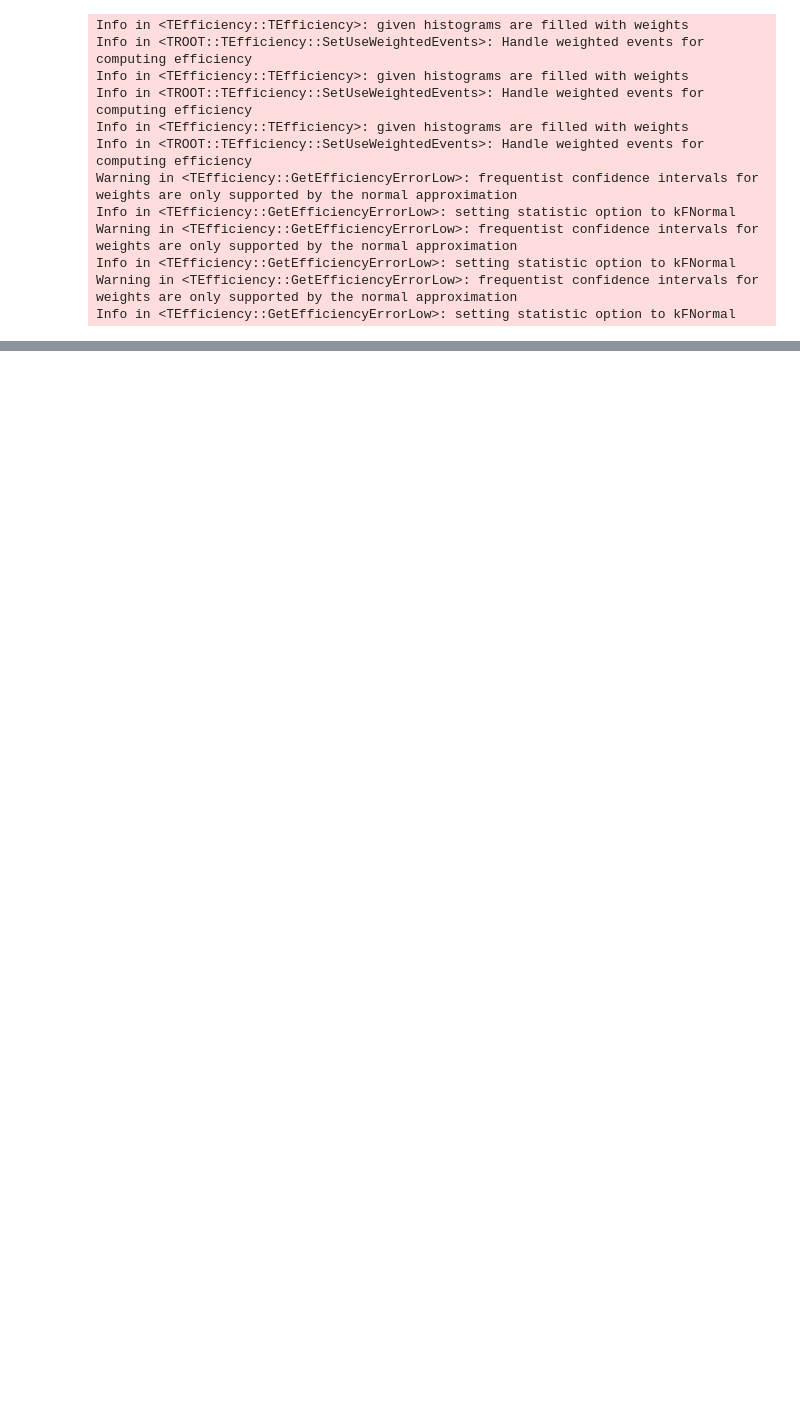
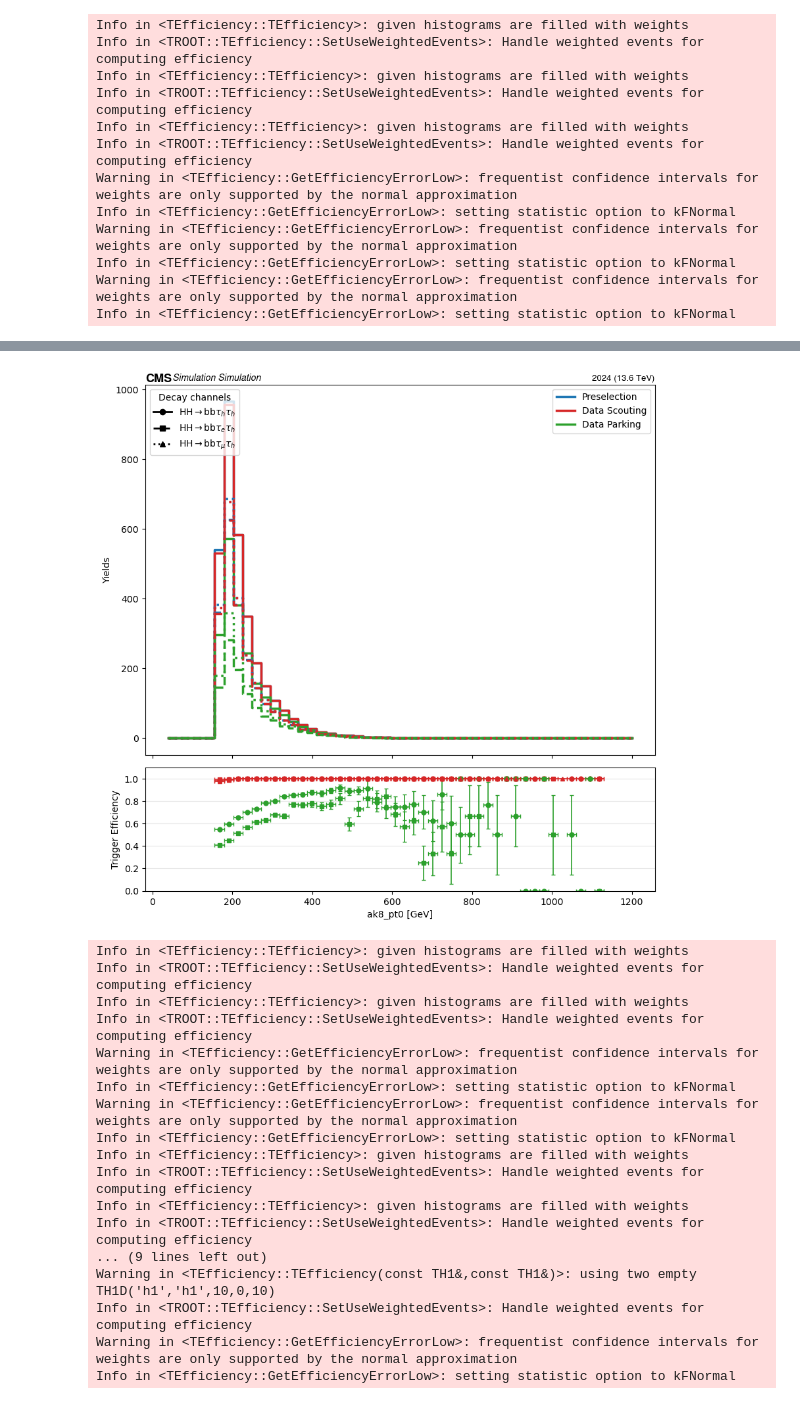
Before and after one commit to mhuwiler/Ana, a Jupyter notebook: Selection.ipynb, the cells around one changed output, grey strips where cells are left out. Saved outputs shown, nothing was run; the diff lists cells and outputs as text; code cells hidden in the pictures; blank space fills up the shorter version.

```diff
--- a/Selection.ipynb
+++ b/Selection.ipynb
@@ -887,3 +988,63 @@ Warning in <TEfficiency::GetEfficiencyErrorLow>: frequentist confidence interval
 Info in <TEfficiency::GetEfficiencyErrorLow>: setting statistic option to kFNormal
 Warning in <TEfficiency::GetEfficiencyErrorLow>: frequentist confidence intervals for weights are only supported by the normal approximation
 Info in <TEfficiency::GetEfficiencyErrorLow>: setting statistic option to kFNormal
+# %%
+sig_df_hh = (sig_df_hh
+    .Define("ak8_pt0", "ScoutingFatPFJetRecluster_pt[0]")
+    .Define("ak8_pt1", "ScoutingFatPFJetRecluster_pt[1]")
+    .Define("ak4_pt0", "ScoutingPFJetRecluster_pt[0]")
+    .Define("ak4_pt1", "ScoutingPFJetRecluster_pt[1]")
+)
+
+sig_df_hm = (sig_df_hm
+    .Define("ak8_pt0", "ScoutingFatPFJetRecluster_pt[0]")
+    .Define("ak8_pt1", "ScoutingFatPFJetRecluster_pt[1]")
+    .Define("ak4_pt0", "ScoutingPFJetRecluster_pt[0]")
+    .Define("ak4_pt1", "ScoutingPFJetRecluster_pt[1]")
+)
+
+sig_df_he = (sig_df_he
+    .Define("ak8_pt0", "ScoutingFatPFJetRecluster_pt[0]")
+    .Define("ak8_pt1", "ScoutingFatPFJetRecluster_pt[1]")
+    .Define("ak4_pt0", "ScoutingPFJetRecluster_pt[0]")
+    .Define("ak4_pt1", "ScoutingPFJetRecluster_pt[1]")
+)
+# %%
+channels = [
+    {"key":"hh", "label": r"HH$\rightarrow$bb$\tau_h\tau_h$", "df": sig_df_hh, "ls":"-",  "marker":"o"},
+    {"key":"hm", "label": r"HH$\rightarrow$bb$\tau_e\tau_h$", "df": sig_df_hm, "ls":"--", "marker":"s"},
+    {"key":"he", "label": r"HH$\rightarrow$bb$\tau_\mu\tau_h$", "df": sig_df_he, "ls":":",  "marker":"^"},
+]
+
+triggers = [
+    {"key":"dst_all", "expr": DST_ALL_expr, "label":"Data Scouting"},
+    {"key":"park",  "expr":PARKING_HH_expr, "label":"Data Parking"},
+]
+
+
+fig, ax, rax, out = plot_trigger_eff_overlay_channels(
+    channels, triggers, var="ak8_pt0",
+    trigger_colors=trigger_colors,
+    nbins=50, xmin=40, xmax=1200,
+    figsize=(10, 10),
+)
+plt.show()
+# %% [output]
+[figure, added]
+Info in <TEfficiency::TEfficiency>: given histograms are filled with weights
+Info in <TROOT::TEfficiency::SetUseWeightedEvents>: Handle weighted events for computing efficiency
+Info in <TEfficiency::TEfficiency>: given histograms are filled with weights
+Info in <TROOT::TEfficiency::SetUseWeightedEvents>: Handle weighted events for computing efficiency
+Warning in <TEfficiency::GetEfficiencyErrorLow>: frequentist confidence intervals for weights are only supported by the normal approximation
+Info in <TEfficiency::GetEfficiencyErrorLow>: setting statistic option to kFNormal
+Warning in <TEfficiency::GetEfficiencyErrorLow>: frequentist confidence intervals for weights are only supported by the normal approximation
+Info in <TEfficiency::GetEfficiencyErrorLow>: setting statistic option to kFNormal
+Info in <TEfficiency::TEfficiency>: given histograms are filled with weights
+Info in <TROOT::TEfficiency::SetUseWeightedEvents>: Handle weighted events for computing efficiency
+Info in <TEfficiency::TEfficiency>: given histograms are filled with weights
+Info in <TROOT::TEfficiency::SetUseWeightedEvents>: Handle weighted events for computing efficiency
+... (9 lines left out)
+Warning in <TEfficiency::TEfficiency(const TH1&,const TH1&)>: using two empty TH1D('h1','h1',10,0,10)
+Info in <TROOT::TEfficiency::SetUseWeightedEvents>: Handle weighted events for computing efficiency
+Warning in <TEfficiency::GetEfficiencyErrorLow>: frequentist confidence intervals for weights are only supported by the normal approximation
+Info in <TEfficiency::GetEfficiencyErrorLow>: setting statistic option to kFNormal
```
Also changed, not shown: parts of 11 cells of this notebook.
